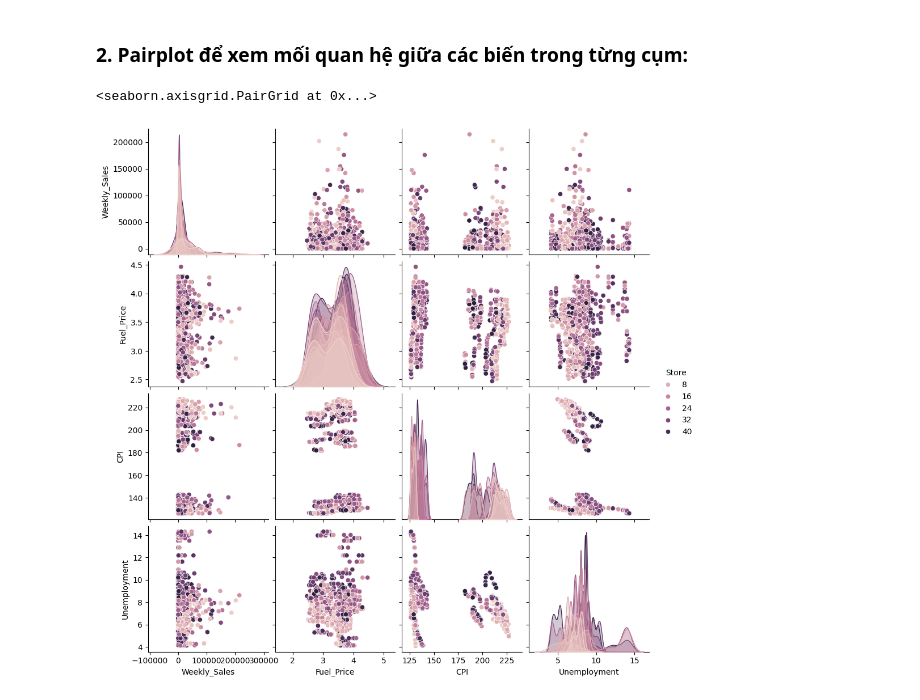
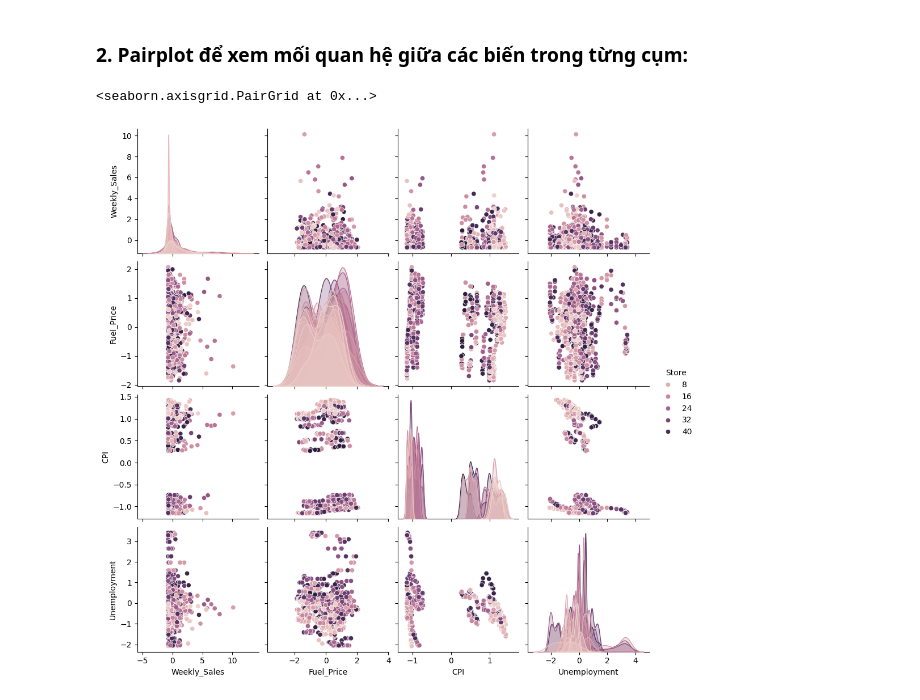
Before and after one commit to Chinh2702/KTLT_PYTHONG, a Jupyter notebook: Final Essay/Final Essay.ipynb, the cells around one changed output. Cells and saved outputs as stored; diff of their text form; code cells hidden in the pictures.

```diff
--- a/Final Essay/Final Essay.ipynb
+++ b/Final Essay/Final Essay.ipynb
@@ -444,7 +461,7 @@ sns.heatmap(X.groupby('Cluster').mean(), annot=True, cmap='YlGnBu')
 # %% [markdown]
 ### 2. Pairplot để xem mối quan hệ giữa các biến trong từng cụm:
 # %%
-sns.pairplot(df_model1.sample(1000), vars=['Weekly_Sales','Fuel_Price','CPI','Unemployment'], hue='Store')
+sns.pairplot(df_norm.sample(1000), vars=['Weekly_Sales','Fuel_Price','CPI','Unemployment'], hue='Store')
 # %% [output]
 <seaborn.axisgrid.PairGrid at 0x...>
-[figure, old version]
+[figure, new version]
```
Also changed, not shown: parts of 21 cells of this notebook.
